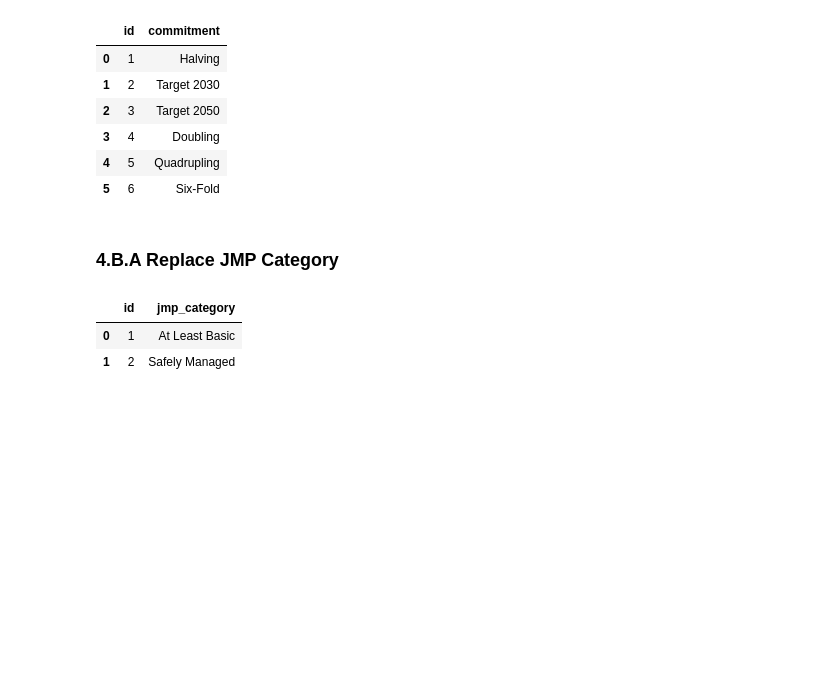
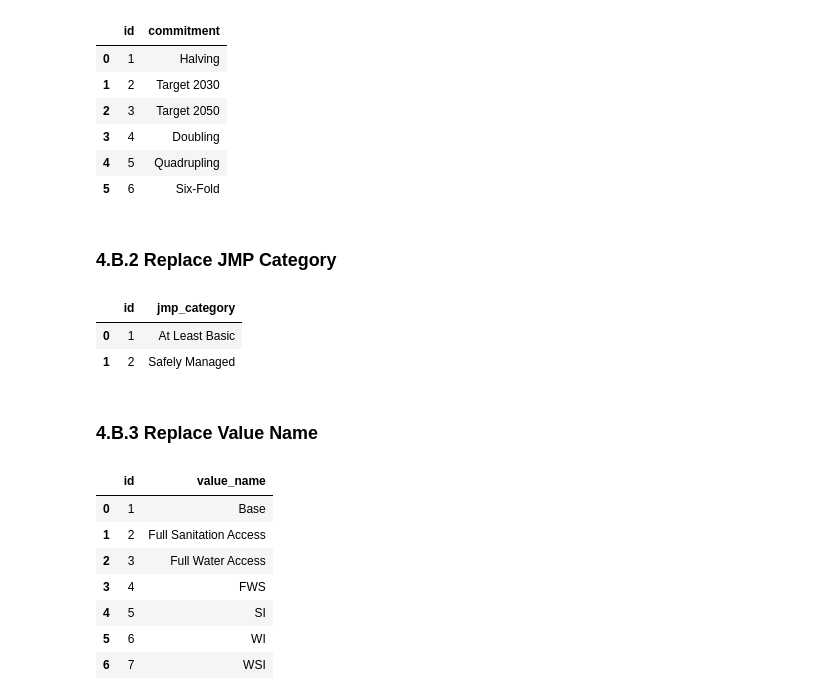
Before and after one commit to akvo/wash-futures-explorer, a Jupyter notebook: doc/table-proposal.ipynb, the cells around one changed output. Drawn from its saved outputs; the diff is of its cells as text; code cells hidden in the pictures; blank space fills up the shorter version.

```diff
--- a/doc/table-proposal.ipynb
+++ b/doc/table-proposal.ipynb
@@ -642,7 +669,7 @@ replace_key_table_values("commitment", {
 | 4 | 5 | Quadrupling |
 | 5 | 6 | Six-Fold |
 # %% [markdown]
-### 4.B.A Replace JMP Category
+### 4.B.2 Replace JMP Category
 # %%
 replace_key_table_values("jmp_category", {
     "ALB": "At Least Basic",
@@ -652,3 +679,19 @@ replace_key_table_values("jmp_category", {
 |  | id | jmp_category |
 | 0 | 1 | At Least Basic |
 | 1 | 2 | Safely Managed |
+# %% [markdown]
+### 4.B.3 Replace Value Name
+# %%
+replace_key_table_values("value_name", {
+    "FS": "Full Sanitation Access",
+    "FW": "Full Water Access"
+})
+# %% [output]
+|  | id | value_name |
+| 0 | 1 | Base |
+| 1 | 2 | Full Sanitation Access |
+| 2 | 3 | Full Water Access |
+| 3 | 4 | FWS |
+| 4 | 5 | SI |
+| 5 | 6 | WI |
+| 6 | 7 | WSI |
```
Also changed, not shown: parts of 8 cells of this notebook, 3 other files.
